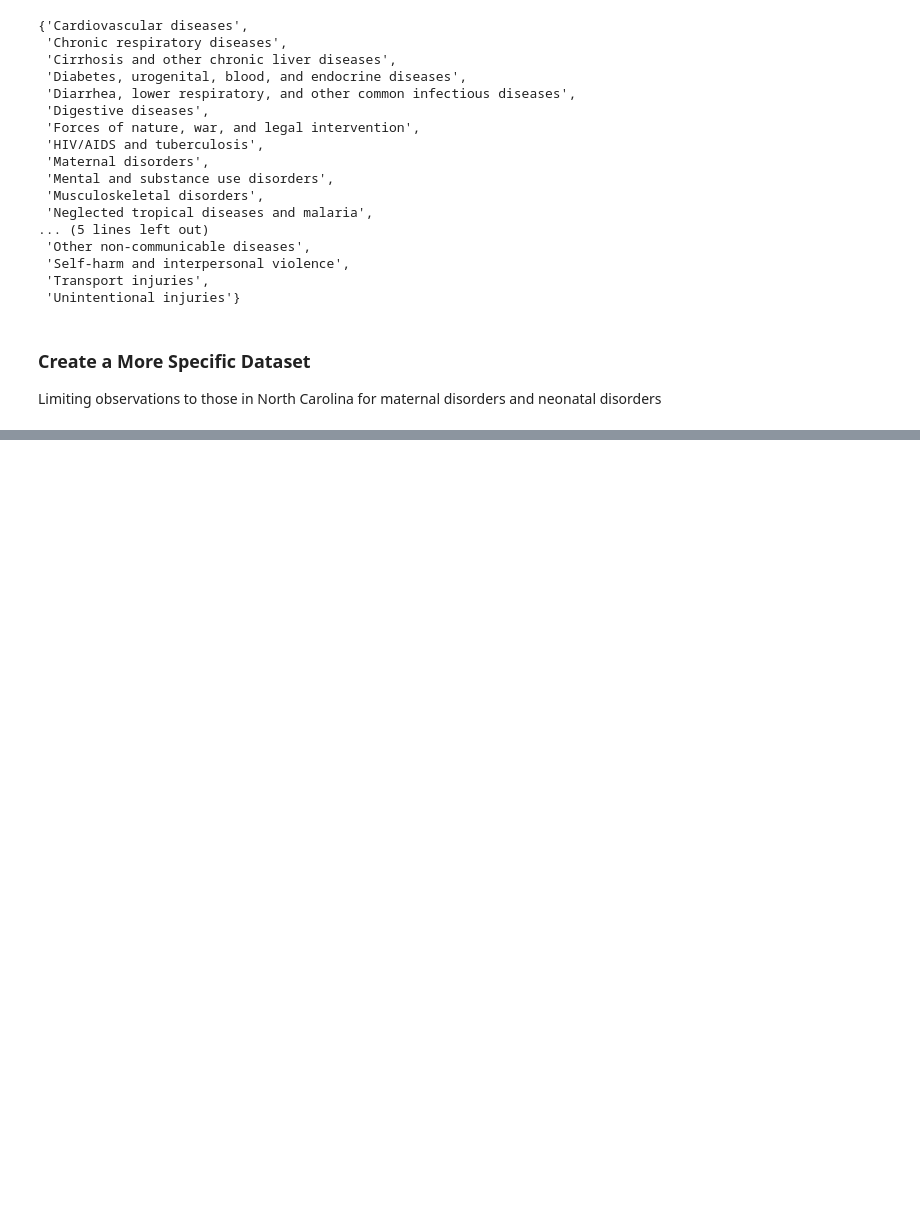
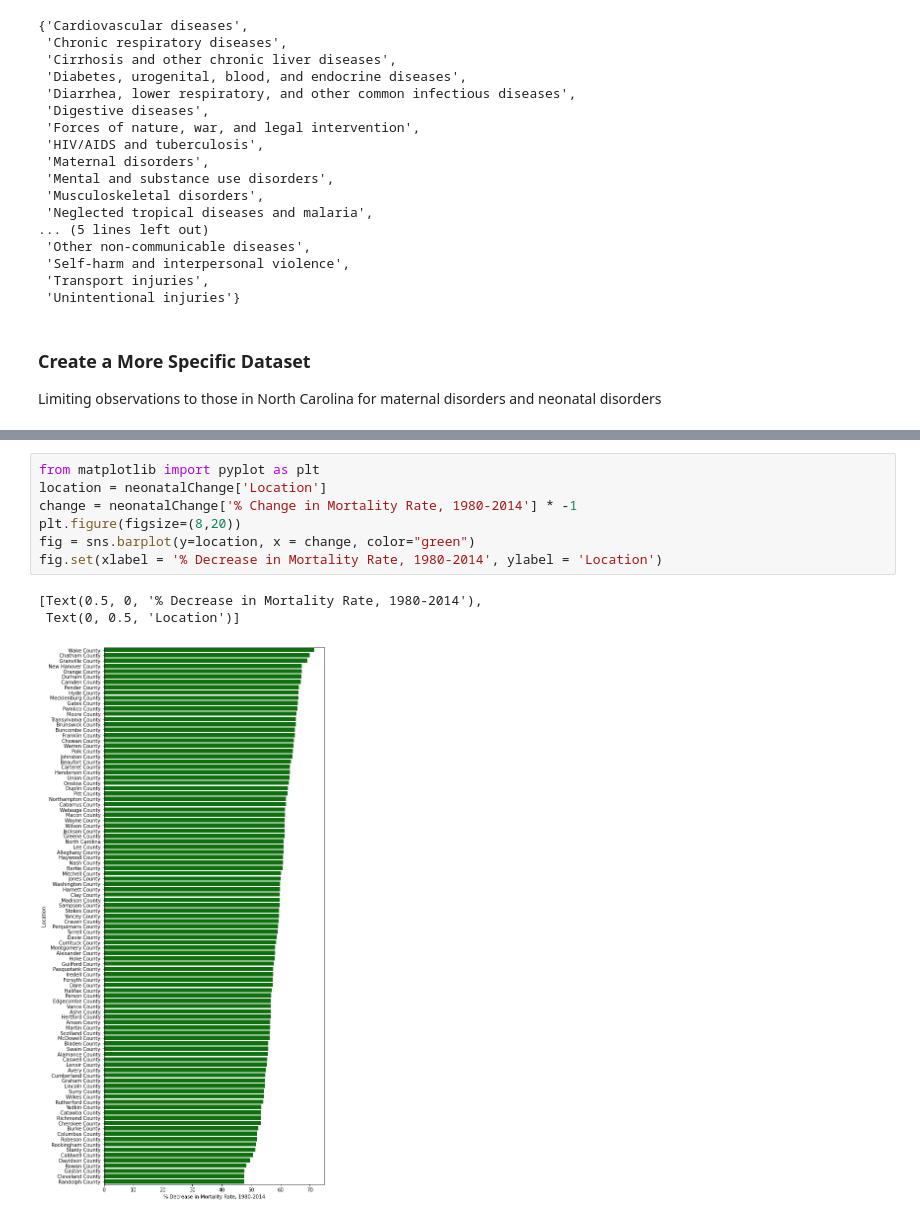
Before and after one commit to parkerfh/CS216_FinalProject, a Jupyter notebook: Yvonne's Data Wrangling/Yvonne's Data Wrangling.ipynb, the cells around one changed output, grey strips where cells are left out. Cells and saved outputs as stored; diff of their text form; blank space fills up the shorter version.

```diff
--- a/Yvonne's Data Wrangling/Yvonne's Data Wrangling.ipynb
+++ b/Yvonne's Data Wrangling/Yvonne's Data Wrangling.ipynb
@@ -67,0 +85,11 @@ sns.catplot(y="Location", x = "% Change in Mortality Rate, 1980-2014",
+# %%
+from matplotlib import pyplot as plt
+location = neonatalChange['Location']
+change = neonatalChange['% Change in Mortality Rate, 1980-2014'] * -1
+plt.figure(figsize=(8,20))
+fig = sns.barplot(y=location, x = change, color="green")
+fig.set(xlabel = '% Decrease in Mortality Rate, 1980-2014', ylabel = 'Location')
+# %% [output]
+[Text(0.5, 0, '% Decrease in Mortality Rate, 1980-2014'),
+ Text(0, 0.5, 'Location')]
+[figure, added]
```
Also changed, not shown: parts of 28 cells of this notebook.
